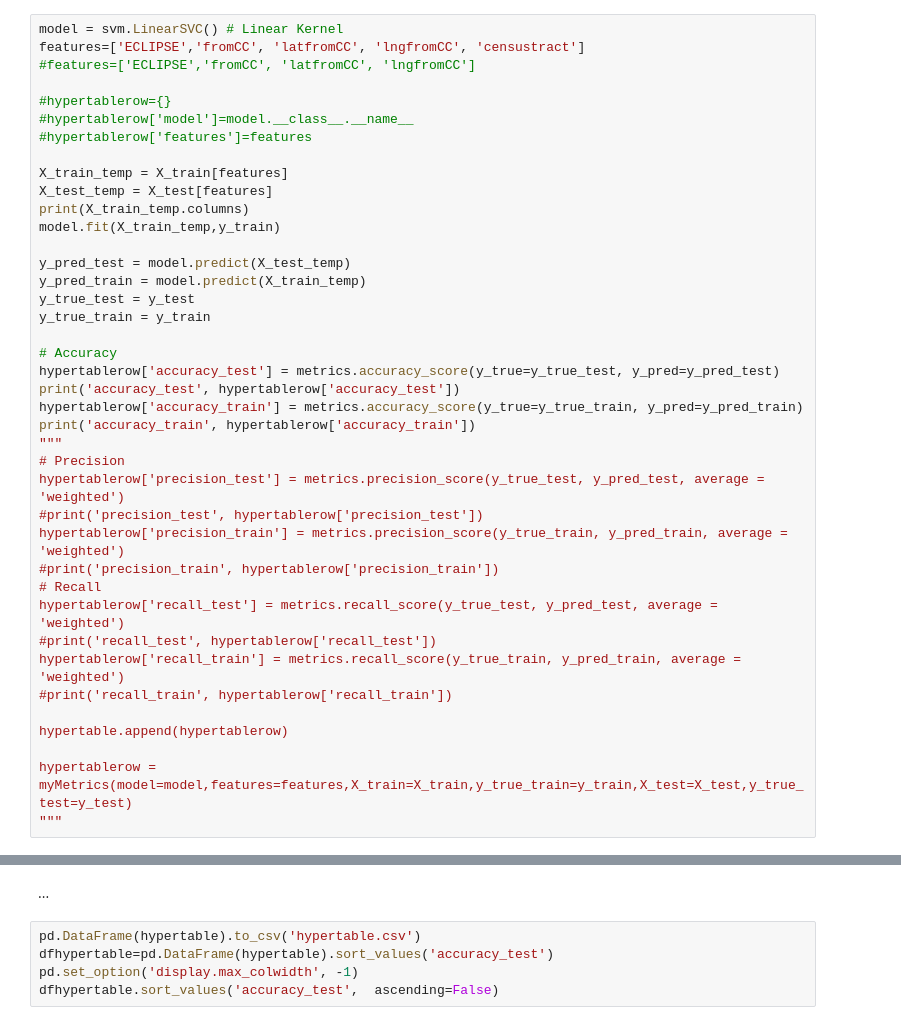
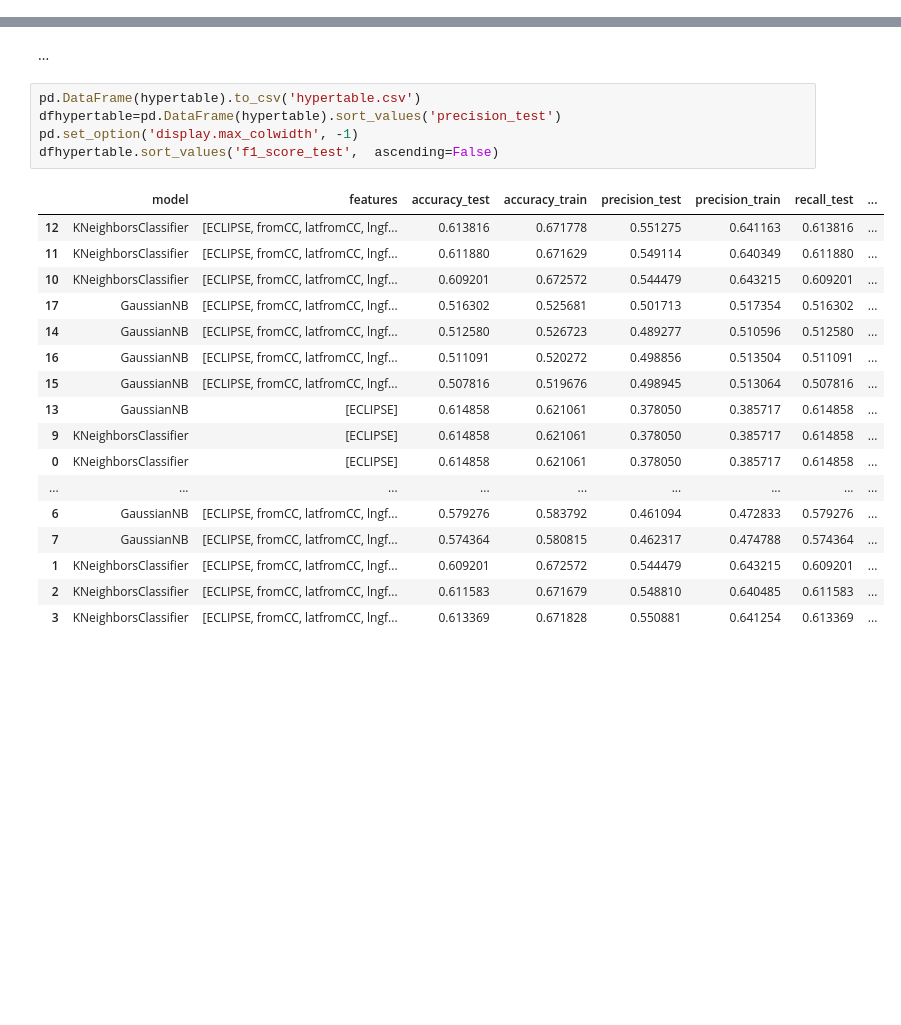
Before and after one commit to adreyzin/Philly_L_and_I_Appeals, a Jupyter notebook: City of Philadelphia Licenses and Inspections Appeals.ipynb, the cells around one changed output, grey strips where cells are left out. Drawn from its saved outputs; the diff is of its cells as text; blank space fills up the shorter version.

```diff
--- a/City of Philadelphia Licenses and Inspections Appeals.ipynb
+++ b/City of Philadelphia Licenses and Inspections Appeals.ipynb
@@ -991,40 +858,0 @@ accuracy_train 0.34063586686537506
-# %%
-model = svm.LinearSVC() # Linear Kernel
-features=['ECLIPSE','fromCC', 'latfromCC', 'lngfromCC', 'censustract']
-#features=['ECLIPSE','fromCC', 'latfromCC', 'lngfromCC']
-
-#hypertablerow={}
-#hypertablerow['model']=model.__class__.__name__
-#hypertablerow['features']=features
-
-X_train_temp = X_train[features]
-X_test_temp = X_test[features]
-print(X_train_temp.columns)
-model.fit(X_train_temp,y_train)
-
-y_pred_test = model.predict(X_test_temp)
-y_pred_train = model.predict(X_train_temp)
-y_true_test = y_test
-y_true_train = y_train
-
-# Accuracy
-hypertablerow['accuracy_test'] = metrics.accuracy_score(y_true=y_true_test, y_pred=y_pred_test)
-print('accuracy_test', hypertablerow['accuracy_test'])
-hypertablerow['accuracy_train'] = metrics.accuracy_score(y_true=y_true_train, y_pred=y_pred_train)
-print('accuracy_train', hypertablerow['accuracy_train'])
-"""
-# Precision
-hypertablerow['precision_test'] = metrics.precision_score(y_true_test, y_pred_test, average = 'weighted')
-#print('precision_test', hypertablerow['precision_test'])
-hypertablerow['precision_train'] = metrics.precision_score(y_true_train, y_pred_train, average = 'weighted')
-#print('precision_train', hypertablerow['precision_train'])
-# Recall
-hypertablerow['recall_test'] = metrics.recall_score(y_true_test, y_pred_test, average = 'weighted')
-#print('recall_test', hypertablerow['recall_test'])
-hypertablerow['recall_train'] = metrics.recall_score(y_true_train, y_pred_train, average = 'weighted')
-#print('recall_train', hypertablerow['recall_train'])
-
-hypertable.append(hypertablerow)
-
-hypertablerow = myMetrics(model=model,features=features,X_train=X_train,y_true_train=y_train,X_test=X_test,y_true_test=y_test)
-"""
@@ -1069,6 +1298,24 @@ hypertablerow = myMetrics(model=model,features=features,X_train=X_train,y_true_t
 ...
 # %%
 pd.DataFrame(hypertable).to_csv('hypertable.csv')
-dfhypertable=pd.DataFrame(hypertable).sort_values('accuracy_test')
+dfhypertable=pd.DataFrame(hypertable).sort_values('precision_test')
 pd.set_option('display.max_colwidth', -1)
-dfhypertable.sort_values('accuracy_test',  ascending=False)
+dfhypertable.sort_values('f1_score_test',  ascending=False)
+# %% [output]
+|  | model | features | accuracy_test | accuracy_train | precision_test | precision_train | recall_test | ... |
+| 12 | KNeighborsClassifier | [ECLIPSE, fromCC, latfromCC, lngf... | 0.613816 | 0.671778 | 0.551275 | 0.641163 | 0.613816 | ... |
+| 11 | KNeighborsClassifier | [ECLIPSE, fromCC, latfromCC, lngf... | 0.611880 | 0.671629 | 0.549114 | 0.640349 | 0.611880 | ... |
+| 10 | KNeighborsClassifier | [ECLIPSE, fromCC, latfromCC, lngf... | 0.609201 | 0.672572 | 0.544479 | 0.643215 | 0.609201 | ... |
+| 17 | GaussianNB | [ECLIPSE, fromCC, latfromCC, lngf... | 0.516302 | 0.525681 | 0.501713 | 0.517354 | 0.516302 | ... |
+| 14 | GaussianNB | [ECLIPSE, fromCC, latfromCC, lngf... | 0.512580 | 0.526723 | 0.489277 | 0.510596 | 0.512580 | ... |
+| 16 | GaussianNB | [ECLIPSE, fromCC, latfromCC, lngf... | 0.511091 | 0.520272 | 0.498856 | 0.513504 | 0.511091 | ... |
+| 15 | GaussianNB | [ECLIPSE, fromCC, latfromCC, lngf... | 0.507816 | 0.519676 | 0.498945 | 0.513064 | 0.507816 | ... |
+| 13 | GaussianNB | [ECLIPSE] | 0.614858 | 0.621061 | 0.378050 | 0.385717 | 0.614858 | ... |
+| 9 | KNeighborsClassifier | [ECLIPSE] | 0.614858 | 0.621061 | 0.378050 | 0.385717 | 0.614858 | ... |
+| 0 | KNeighborsClassifier | [ECLIPSE] | 0.614858 | 0.621061 | 0.378050 | 0.385717 | 0.614858 | ... |
+| ... | ... | ... | ... | ... | ... | ... | ... | ... |
+| 6 | GaussianNB | [ECLIPSE, fromCC, latfromCC, lngf... | 0.579276 | 0.583792 | 0.461094 | 0.472833 | 0.579276 | ... |
+| 7 | GaussianNB | [ECLIPSE, fromCC, latfromCC, lngf... | 0.574364 | 0.580815 | 0.462317 | 0.474788 | 0.574364 | ... |
+| 1 | KNeighborsClassifier | [ECLIPSE, fromCC, latfromCC, lngf... | 0.609201 | 0.672572 | 0.544479 | 0.643215 | 0.609201 | ... |
+| 2 | KNeighborsClassifier | [ECLIPSE, fromCC, latfromCC, lngf... | 0.611583 | 0.671679 | 0.548810 | 0.640485 | 0.611583 | ... |
+| 3 | KNeighborsClassifier | [ECLIPSE, fromCC, latfromCC, lngf... | 0.613369 | 0.671828 | 0.550881 | 0.641254 | 0.613369 | ... |
```
Also changed, not shown: parts of 73 cells of this notebook, 2 other files.
